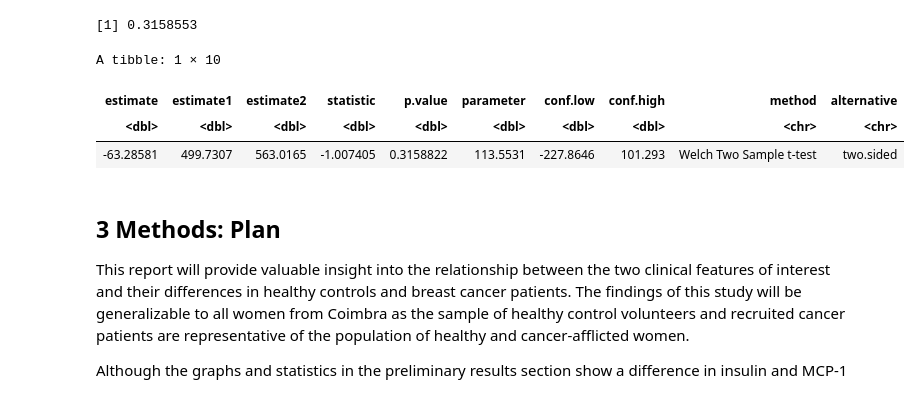
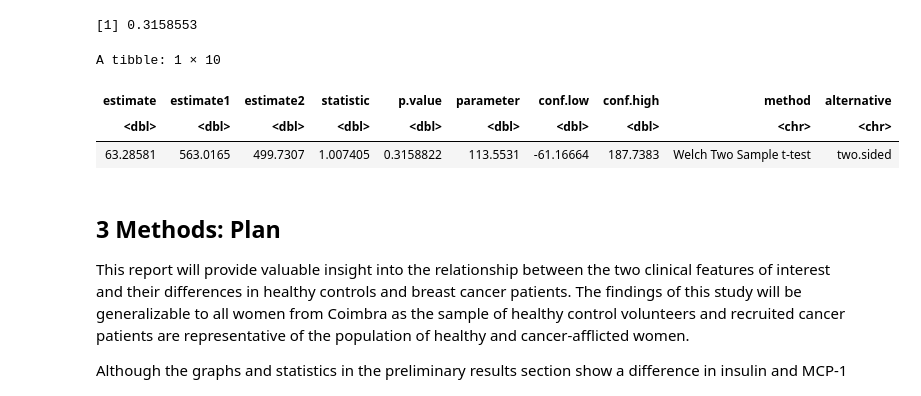
Before and after one commit to cpan0/breast-cancer-coimbra-dataset, a Jupyter notebook: final-report.ipynb, the cells around one changed output. Saved outputs shown, nothing was run; the diff lists cells and outputs as text; code cells hidden in the pictures.

```diff
--- a/final-report.ipynb
+++ b/final-report.ipynb
@@ -372,10 +372,10 @@ p_insulin_a_mean
 # %%
 Insulin_t.test <-
     tidy(
-        t.test(Insulin ~ Classification,
-               data = cancer,
+        t.test(x = cancer %>% filter(Classification == 2) %>% select(Insulin),
+               y = cancer %>% filter(Classification == 1) %>% select(Insulin),
                alternative = "two.sided",
-               conf.level=0.99))
+               conf.level=0.95))
 
 Insulin_t.test
 # %% [output]
@@ -539,19 +539,19 @@ p_mcp_a_mean
 # %% [output]
 [1] 0.3158553
 # %%
-MCP_t.test <-
+Insulin_t.test <-
     tidy(
-        t.test(MCP.1 ~ Classification,
-               data = cancer,
+        t.test(x = cancer %>% filter(Classification == 2) %>% select(MCP.1),
+               y = cancer %>% filter(Classification == 1) %>% select(MCP.1),
                alternative = "two.sided",
-               conf.level=0.99))
+               conf.level=0.95))
 
-MCP_t.test
+Insulin_t.test
 # %% [output]
 A tibble: 1 × 10
 | estimate | estimate1 | estimate2 | statistic | p.value | parameter | conf.low | conf.high | method | alternative |
 | <dbl> | <dbl> | <dbl> | <dbl> | <dbl> | <dbl> | <dbl> | <dbl> | <chr> | <chr> |
-| -63.28581 | 499.7307 | 563.0165 | -1.007405 | 0.3158822 | 113.5531 | -227.8646 | 101.293 | Welch Two Sample t-test | two.sided |
+| 63.28581 | 563.0165 | 499.7307 | 1.007405 | 0.3158822 | 113.5531 | -61.16664 | 187.7383 | Welch Two Sample t-test | two.sided |
 # %% [markdown]
 ## 3 Methods: Plan
 This report will provide valuable insight into the relationship between the two clinical features of interest and their differences in healthy controls and breast cancer patients. The findings of this study will be generalizable to all women from Coimbra as the sample of healthy control volunteers and recruited cancer patients are representative of the population of healthy and cancer-afflicted women.
```
Also changed, not shown: parts of 1 cell of this notebook.
